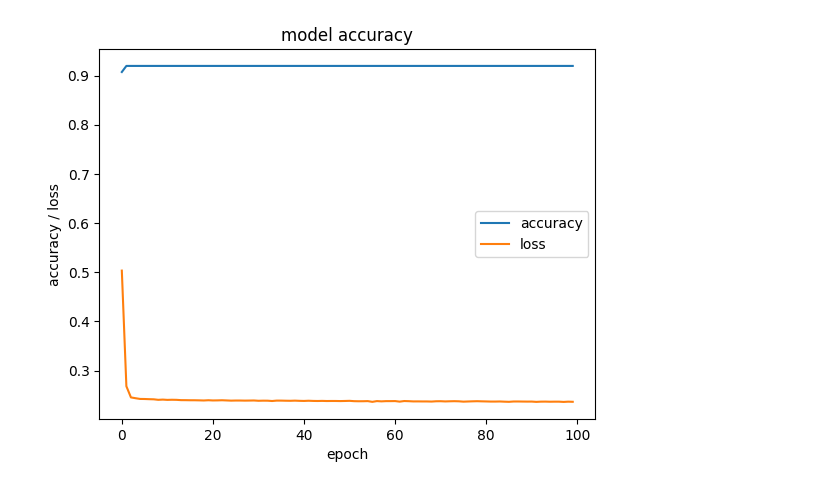
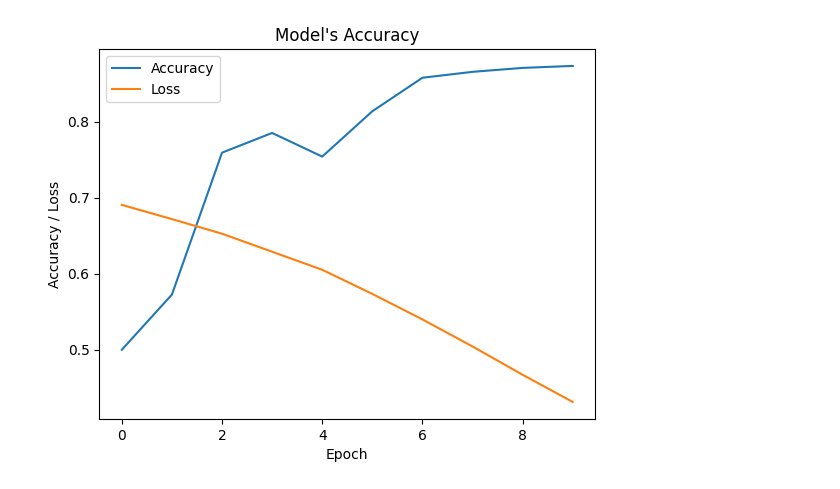
Before and after one commit to TallySolutions/Document-AI, a Jupyter notebook: Google'sRepresentationLearning/Training.ipynb, the cells around one changed output. Cells and saved outputs as stored; diff of their text form; code cells hidden in the pictures.

```diff
--- a/Google'sRepresentationLearning/Training.ipynb
+++ b/Google'sRepresentationLearning/Training.ipynb
@@ -125,0 +86,2 @@ data
+# %%
+data.drop(columns=["CandidatePosition", "NeighbourText", "NeighbourX", "NeighbourY"], inplace=True)
@@ -143,4 +195,6 @@ def extractData(df):
     yTest = test["Output"].to_numpy()
     return xTrain, yTrain, xTest, yTest
 xTrain, yTrain, xTest, yTest = extractData(data)
+ros = RandomOverSampler(random_state=42)
+X_train_resampled, y_train_resampled = ros.fit_resample(xTrain, yTrain)
 # %%
@@ -158,8 +212,8 @@ len(yTrain[yTrain==0])
 # %%
 def getModel():
     model = keras.Sequential([
-    keras.layers.Dense(8,  input_shape=(6, ), activation='relu'),
-    keras.layers.Dense(4, activation='relu'),
+    keras.layers.Dense(128,  input_shape=(2584, ), activation='relu'),
+    keras.layers.Dense(128, activation='relu'),
     keras.layers.Dense(1, activation = 'sigmoid')
     ])
 
@@ -190,5 +248,5 @@ _________________________________________________________________
 # %%
-tensorX = tf.convert_to_tensor(xTrain, dtype=tf.float32)
-tensorY = tf.convert_to_tensor(yTrain, dtype=tf.float32)
-history = model.fit(tensorX, tensorY, epochs=100, batch_size=1)
+tensorX = tf.convert_to_tensor(X_train_resampled, dtype=tf.float32)
+tensorY = tf.convert_to_tensor(y_train_resampled, dtype=tf.float32)
+history = model.fit(tensorX, tensorY, epochs=10, batch_size=128)
 # %% [output]
@@ -212,11 +273,11 @@ Epoch 100/100
 # %%
 plt.plot(history.history['accuracy'])
 plt.plot(history.history['loss'])
-plt.title('model accuracy')
-plt.legend(["accuracy", "loss"])
-plt.ylabel('accuracy / loss')
-plt.xlabel('epoch')
+plt.title('Model\'s Accuracy')
+plt.legend(["Accuracy", "Loss"])
+plt.ylabel('Accuracy / Loss')
+plt.xlabel('Epoch')
 plt.show()
 # %% [output]
-[figure, old version]
+[figure, new version]
 # %%
```
Also changed, not shown: parts of 37 cells of this notebook.
